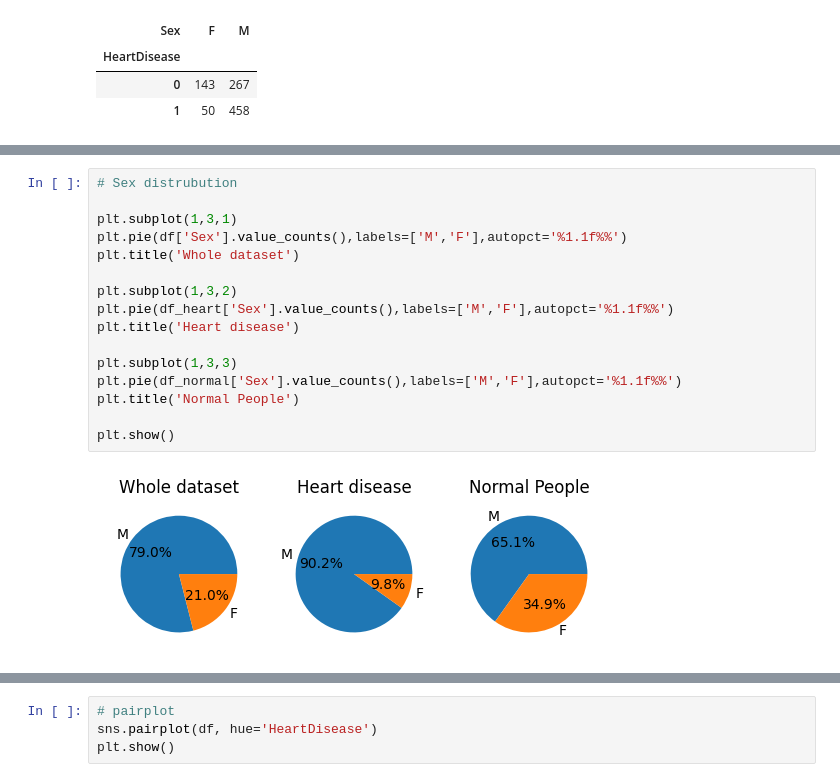
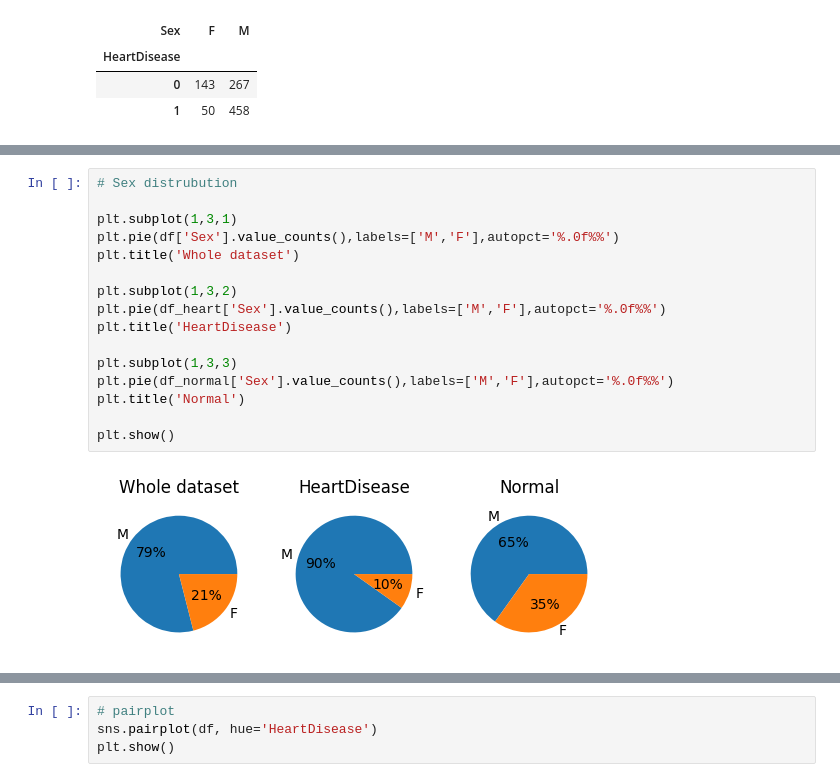
Before and after one commit to anushishah/heart_disease_UCI, a Jupyter notebook: Heart_disease_EDA.ipynb, the cells around one changed output, grey strips where cells are left out. Drawn from its saved outputs; the diff is of its cells as text.

```diff
--- a/Heart_disease_EDA.ipynb
+++ b/Heart_disease_EDA.ipynb
@@ -152,18 +177,18 @@ plt.show()
 # %%
 # Sex distrubution
 
 plt.subplot(1,3,1)
-plt.pie(df['Sex'].value_counts(),labels=['M','F'],autopct='%1.1f%%')
+plt.pie(df['Sex'].value_counts(),labels=['M','F'],autopct='%.0f%%')
 plt.title('Whole dataset')
 
 plt.subplot(1,3,2)
-plt.pie(df_heart['Sex'].value_counts(),labels=['M','F'],autopct='%1.1f%%')
-plt.title('Heart disease')
+plt.pie(df_heart['Sex'].value_counts(),labels=['M','F'],autopct='%.0f%%')
+plt.title('HeartDisease')
 
 plt.subplot(1,3,3)
-plt.pie(df_normal['Sex'].value_counts(),labels=['M','F'],autopct='%1.1f%%')
-plt.title('Normal People')
+plt.pie(df_normal['Sex'].value_counts(),labels=['M','F'],autopct='%.0f%%')
+plt.title('Normal')
 
 plt.show()
 # %% [output]
-[figure, old version]
+[figure, new version]
```
Also changed, not shown: parts of 13 cells of this notebook.
